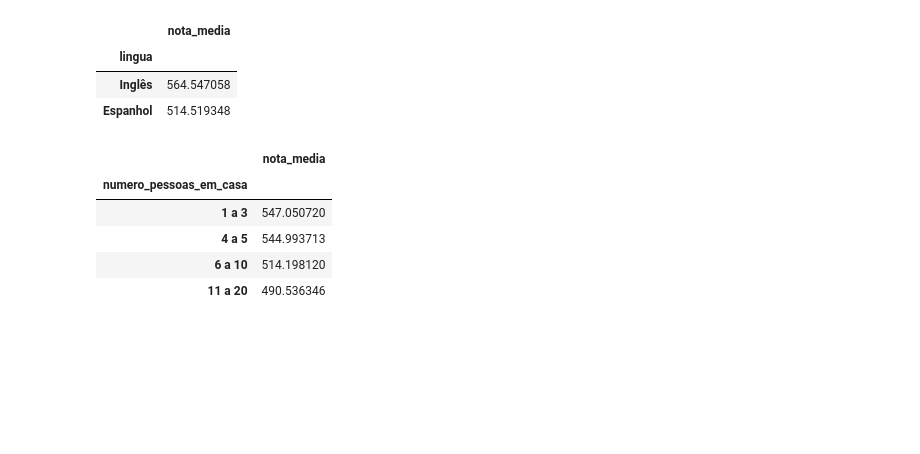
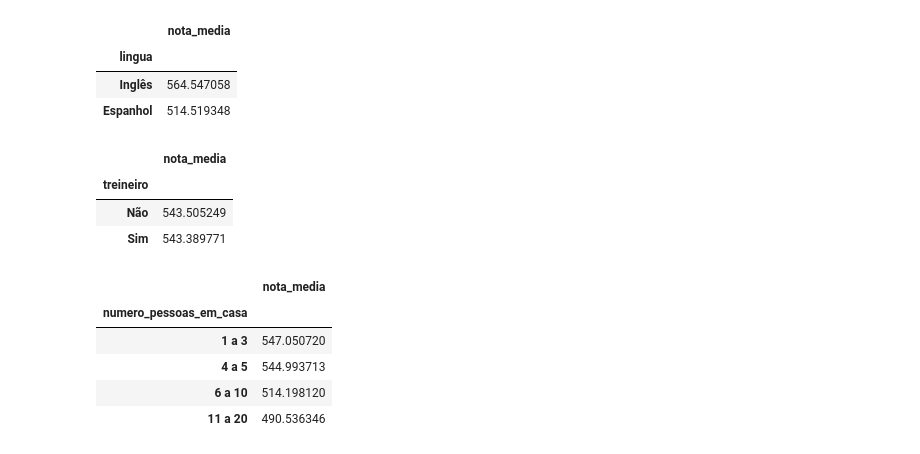
Before and after one commit to allmeidaapedro/Enem-Analysis, a Jupyter notebook: notebooks/2_eda.ipynb, the cells around one changed output. Drawn from its saved outputs; the diff is of its cells as text; code cells hidden in the pictures; blank space fills up the shorter version.

```diff
--- a/notebooks/2_eda.ipynb
+++ b/notebooks/2_eda.ipynb
@@ -99,11 +99,18 @@ memory usage: 221.7+ MB
 # %%
 # Obtaining data containing just candidates who were present in both days in order to maintain the focus and avoid introducing skew.
 absent_df = df.copy()
-performance_df = df.loc[(df['presenca_cn'] == 'Presente') & (df['presenca_mt'] == 'Presente')
-        & (df['presenca_lc'] == 'Presente') & (df['presenca_ch'] == 'Presente')]
+
+performance_df = df.loc[(df['presenca_cn'] == 'Presente') & \
+                        (df['presenca_mt'] == 'Presente') & \
+                        (df['presenca_lc'] == 'Presente') & \
+                        (df['presenca_ch'] == 'Presente')]
 
 # Creating average grade on ENEM variable.
-performance_df['nota_media'] = (performance_df['nota_lc'] + performance_df['nota_ch'] + performance_df['nota_cn'] + performance_df['nota_mt'] + performance_df['nota_redacao']) / 5
+performance_df['nota_media'] = (performance_df['nota_lc'] + \
+                                performance_df['nota_ch'] + \
+                                performance_df['nota_cn'] + \
+                                performance_df['nota_mt'] + \
+                                performance_df['nota_redacao']) / 5
 # %% [markdown]
 ####  3.1 Variáveis numéricas e categóricas
 - Irei acessar quais são as variáveis numéricas e categóricas a priori, para ter um senso de quais visualizações e abordagens de análise escolher, além de formular perguntas a serem feitas aos dados.
@@ -874,6 +881,13 @@ performance_df.groupby(['lingua'])[['nota_media']].mean().sort_values(by=['nota_
 | lingua |  |
 | Inglês | 564.547058 |
 | Espanhol | 514.519348 |
+# %%
+performance_df.groupby(['treineiro'])[['nota_media']].mean().sort_values(by=['nota_media'], ascending=False)
+# %% [output]
+|  | nota_media |
+| treineiro |  |
+| Não | 543.505249 |
+| Sim | 543.389771 |
 # %%
 performance_df['numero_pessoas_em_casa'] = pd.cut(performance_df['numero_pessoas_em_casa'],
                                             bins=[1, 3, 5, 10, 20],
```
